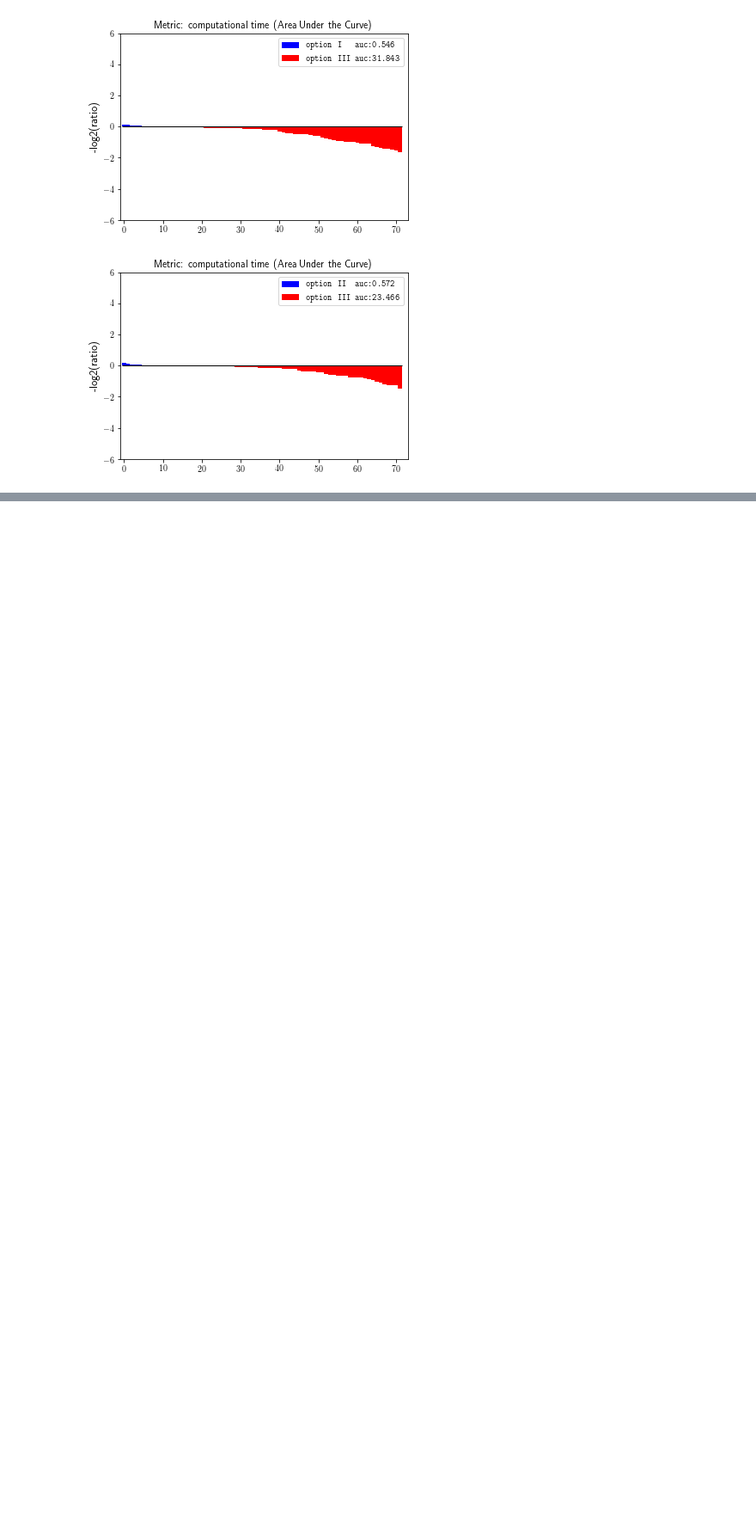
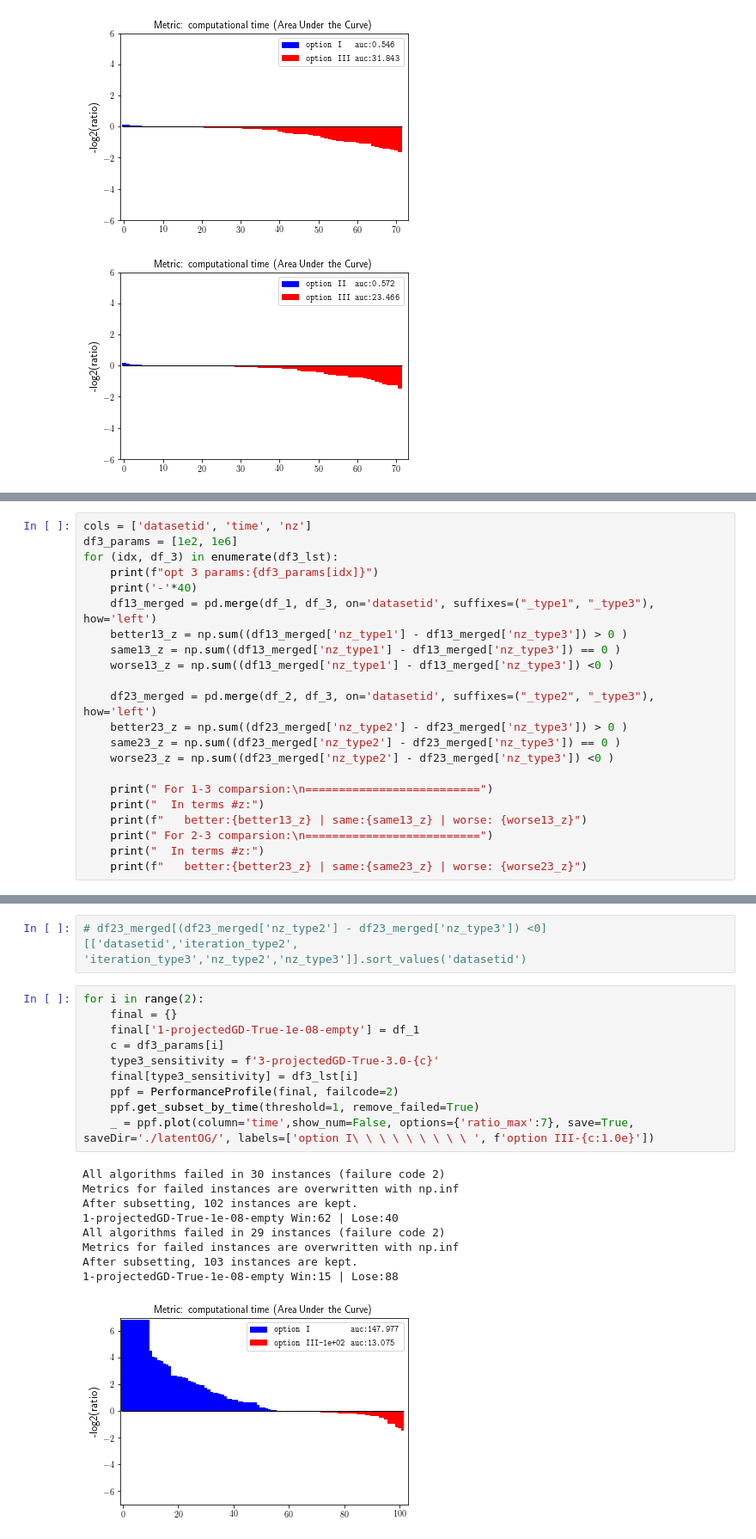
Before and after one commit to Yutong-Dai/InexactPG, a Jupyter notebook: AnalyzeExperiments/lantent.ipynb, the cells around one changed output, grey strips where cells are left out. Shown at 86% size. Drawn from its saved outputs; the diff is of its cells as text; blank space fills up the shorter version.

```diff
--- a/AnalyzeExperiments/lantent.ipynb
+++ b/AnalyzeExperiments/lantent.ipynb
@@ -267,0 +286,22 @@ After subsetting, 72 instances are kept.
+# %%
+cols = ['datasetid', 'time', 'nz']
+df3_params = [1e2, 1e6]
+for (idx, df_3) in enumerate(df3_lst):
+    print(f"opt 3 params:{df3_params[idx]}")
+    print('-'*40)
+    df13_merged = pd.merge(df_1, df_3, on='datasetid', suffixes=("_type1", "_type3"), how='left')
+    better13_z = np.sum((df13_merged['nz_type1'] - df13_merged['nz_type3']) > 0 )
+    same13_z = np.sum((df13_merged['nz_type1'] - df13_merged['nz_type3']) == 0 )
+    worse13_z = np.sum((df13_merged['nz_type1'] - df13_merged['nz_type3']) <0 )
+
+    df23_merged = pd.merge(df_2, df_3, on='datasetid', suffixes=("_type2", "_type3"), how='left')
+    better23_z = np.sum((df23_merged['nz_type2'] - df23_merged['nz_type3']) > 0 )
+    same23_z = np.sum((df23_merged['nz_type2'] - df23_merged['nz_type3']) == 0 )
+    worse23_z = np.sum((df23_merged['nz_type2'] - df23_merged['nz_type3']) <0 )
+
+    print(" For 1-3 comparsion:\n==========================")
+    print("  In terms #z:")
+    print(f"   better:{better13_z} | same:{same13_z} | worse: {worse13_z}")
+    print(" For 2-3 comparsion:\n==========================")
+    print("  In terms #z:")
+    print(f"   better:{better23_z} | same:{same23_z} | worse: {worse23_z}")
@@ -267,0 +329,22 @@ After subsetting, 72 instances are kept.
+# %%
+# df23_merged[(df23_merged['nz_type2'] - df23_merged['nz_type3']) <0][['datasetid','iteration_type2', 'iteration_type3','nz_type2','nz_type3']].sort_values('datasetid')
+# %%
+for i in range(2):
+    final = {}
+    final['1-projectedGD-True-1e-08-empty'] = df_1
+    c = df3_params[i]
+    type3_sensitivity = f'3-projectedGD-True-3.0-{c}'
+    final[type3_sensitivity] = df3_lst[i]
+    ppf = PerformanceProfile(final, failcode=2)
+    ppf.get_subset_by_time(threshold=1, remove_failed=True)
+    _ = ppf.plot(column='time',show_num=False, options={'ratio_max':7}, save=True, saveDir='./latentOG/', labels=['option I\ \ \ \ \ \ \ \ \ ', f'option III-{c:1.0e}'])
+# %% [output]
+All algorithms failed in 30 instances (failure code 2)
+Metrics for failed instances are overwritten with np.inf
+After subsetting, 102 instances are kept.
+1-projectedGD-True-1e-08-empty Win:62 | Lose:40
+All algorithms failed in 29 instances (failure code 2)
+Metrics for failed instances are overwritten with np.inf
+After subsetting, 103 instances are kept.
+1-projectedGD-True-1e-08-empty Win:15 | Lose:88
+[figure, added]
```
Also changed, not shown: parts of 14 cells of this notebook, 49 other files.
